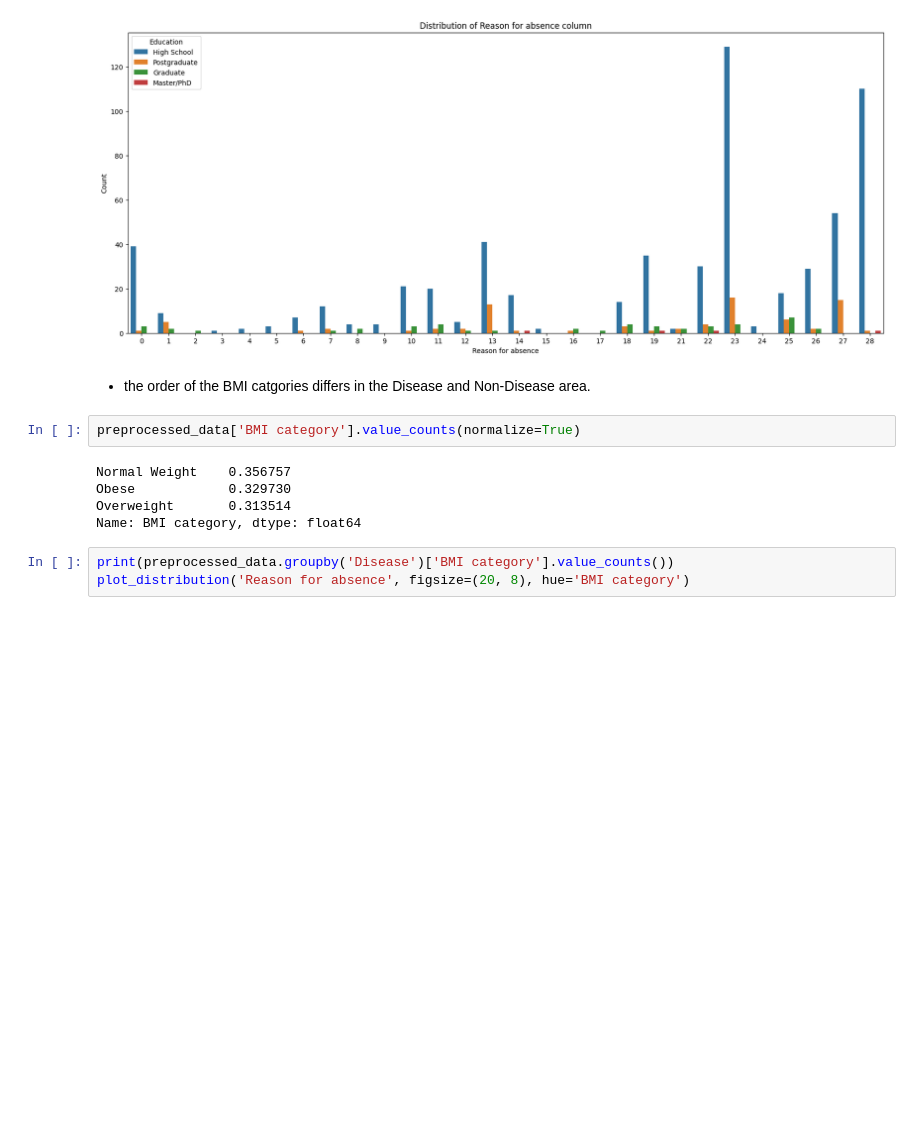
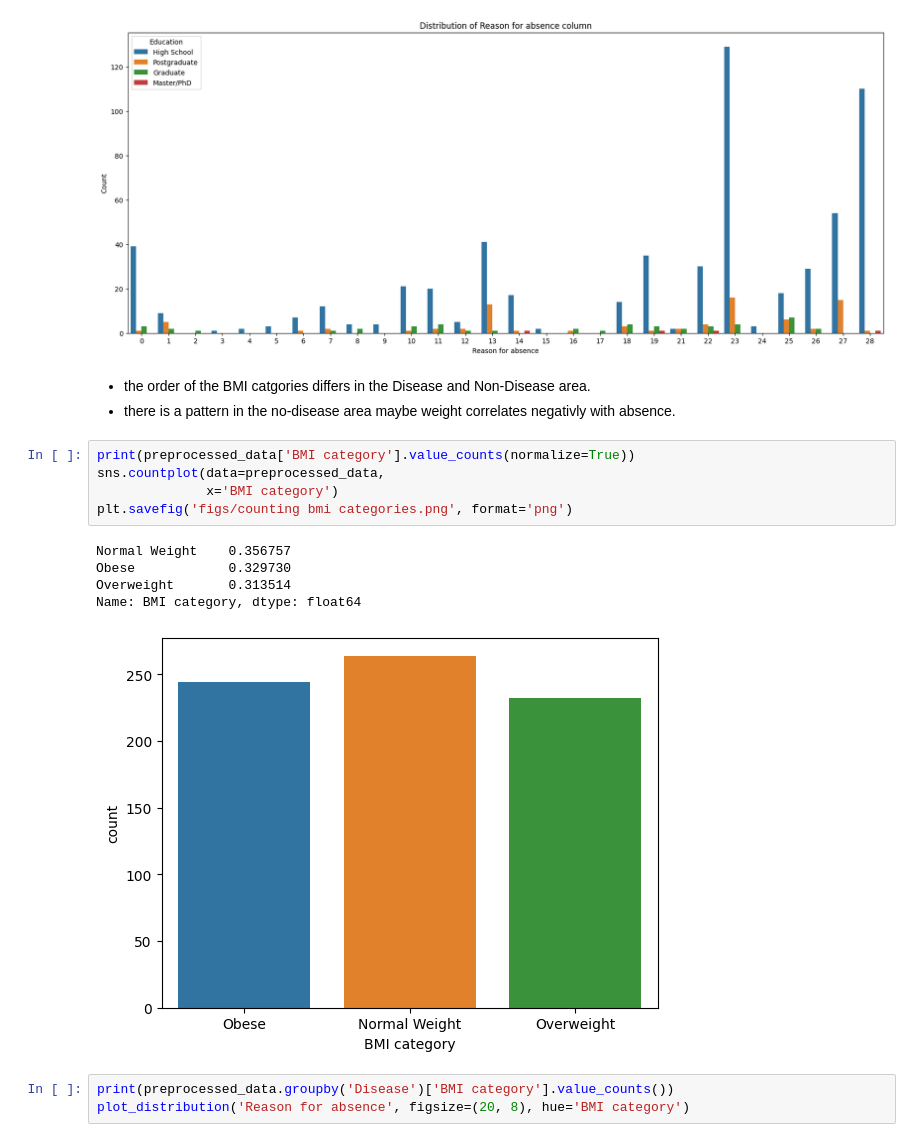
Before and after one commit to alaalmy-ahmed/Absenteeism-at-Work, a Jupyter notebook: knowing the data.ipynb, the cells around one changed output. Cells and saved outputs as stored; diff of their text form; blank space fills up the shorter version.

```diff
--- a/knowing the data.ipynb
+++ b/knowing the data.ipynb
@@ -329,13 +344,18 @@ Name: Education, dtype: int64
 [figure]
 # %% [markdown]
 - the order of the BMI catgories differs in the Disease and Non-Disease area.
+- there is a pattern in the no-disease area maybe weight correlates negativly with absence.
-# %%
-preprocessed_data['BMI category'].value_counts(normalize=True)
-# %% [output]
-Normal Weight    0.356757
-Obese            0.329730
-Overweight       0.313514
-Name: BMI category, dtype: float64
+# %%
+print(preprocessed_data['BMI category'].value_counts(normalize=True))
+sns.countplot(data=preprocessed_data,
+              x='BMI category')
+plt.savefig('figs/counting bmi categories.png', format='png')
+# %% [output]
+Normal Weight    0.356757
+Obese            0.329730
+Overweight       0.313514
+Name: BMI category, dtype: float64
+[figure, added]
 # %%
 print(preprocessed_data.groupby('Disease')['BMI category'].value_counts())
 plot_distribution('Reason for absence', figsize=(20, 8), hue='BMI category')
```
Also changed, not shown: parts of 20 cells of this notebook, 16 other files.
